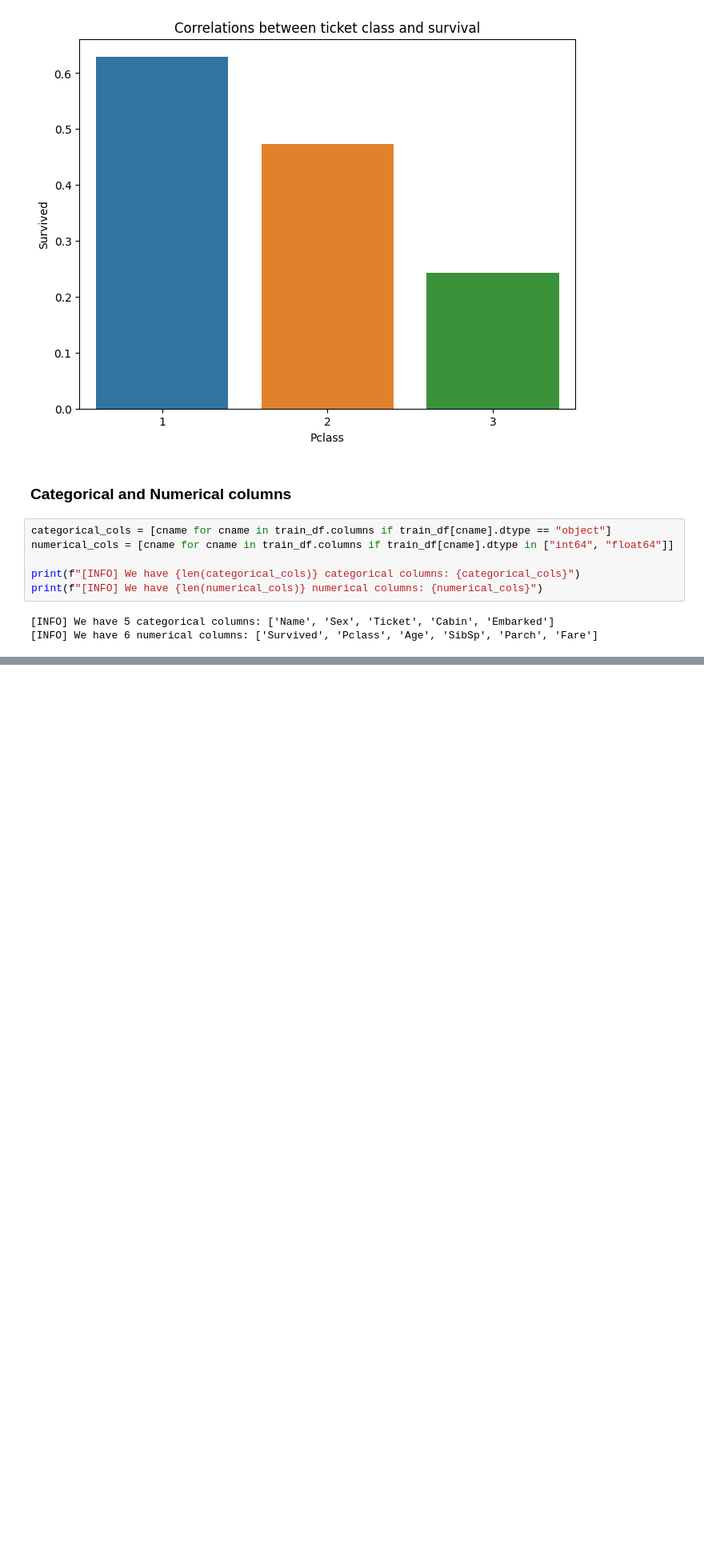
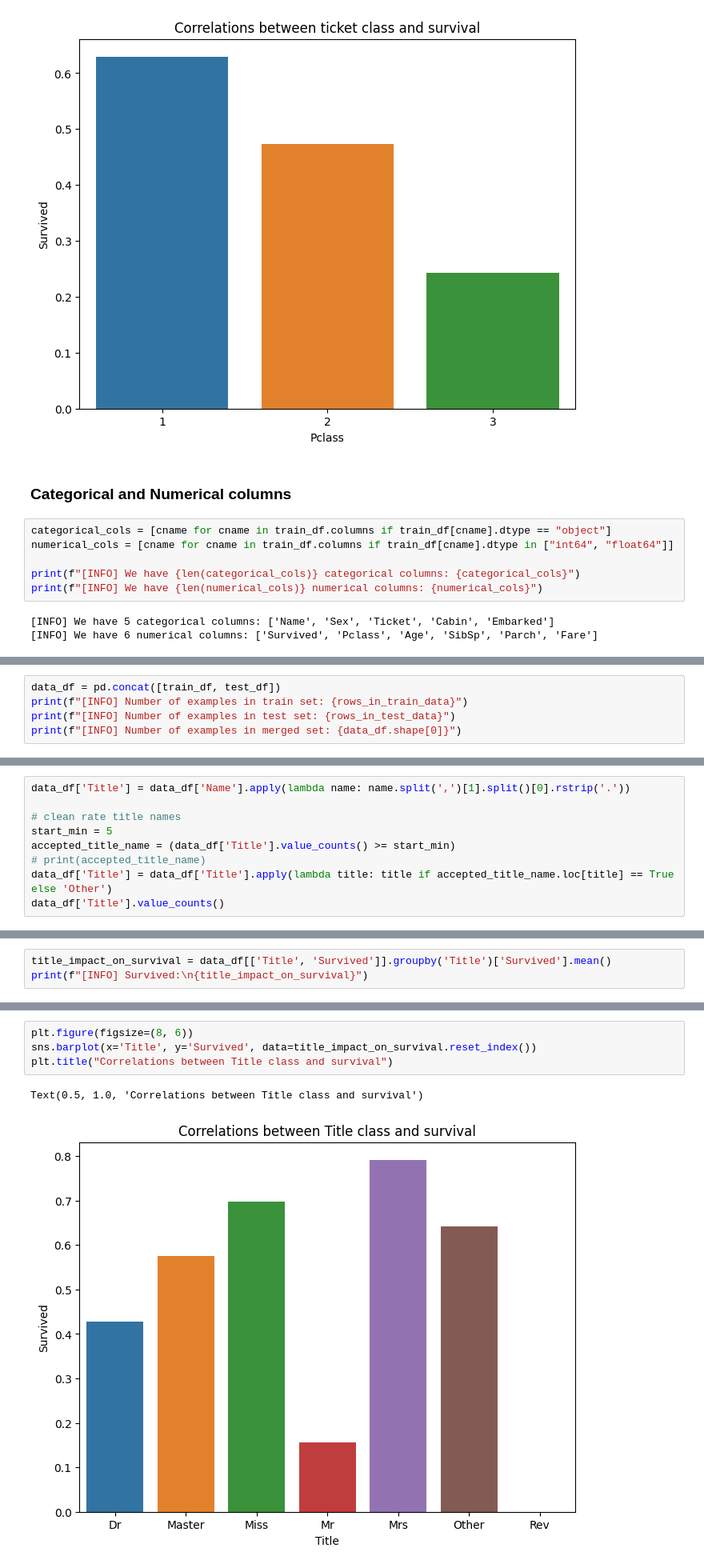
Before and after one commit to Milutin-S/kaggleCompetitions, a Jupyter notebook: Titanic/notes.ipynb, the cells around one changed output, grey strips where cells are left out. Shown: that part at 80% size. Saved outputs shown, nothing was run; the diff lists cells and outputs as text; blank space fills up the shorter version.

```diff
--- a/Titanic/notes.ipynb
+++ b/Titanic/notes.ipynb
@@ -197,0 +203,5 @@ print(f"[INFO] We have {len(numerical_cols)} numerical columns: {numerical_cols}
+# %%
+data_df = pd.concat([train_df, test_df])
+print(f"[INFO] Number of examples in train set: {rows_in_train_data}")
+print(f"[INFO] Number of examples in test set: {rows_in_test_data}")
+print(f"[INFO] Number of examples in merged set: {data_df.shape[0]}")
@@ -197,0 +217,9 @@ print(f"[INFO] We have {len(numerical_cols)} numerical columns: {numerical_cols}
+# %%
+data_df['Title'] = data_df['Name'].apply(lambda name: name.split(',')[1].split()[0].rstrip('.'))
+
+# clean rate title names
+start_min = 5
+accepted_title_name = (data_df['Title'].value_counts() >= start_min)
+# print(accepted_title_name)
+data_df['Title'] = data_df['Title'].apply(lambda title: title if accepted_title_name.loc[title] == True else 'Other')
+data_df['Title'].value_counts()
@@ -197,0 +235,3 @@ print(f"[INFO] We have {len(numerical_cols)} numerical columns: {numerical_cols}
+# %%
+title_impact_on_survival = data_df[['Title', 'Survived']].groupby('Title')['Survived'].mean()
+print(f"[INFO] Survived:\n{title_impact_on_survival}")
@@ -197,0 +249,7 @@ print(f"[INFO] We have {len(numerical_cols)} numerical columns: {numerical_cols}
+# %%
+plt.figure(figsize=(8, 6))
+sns.barplot(x='Title', y='Survived', data=title_impact_on_survival.reset_index())
+plt.title("Correlations between Title class and survival")
+# %% [output]
+Text(0.5, 1.0, 'Correlations between Title class and survival')
+[figure, added]
```
Also changed, not shown: parts of 15 cells of this notebook.
